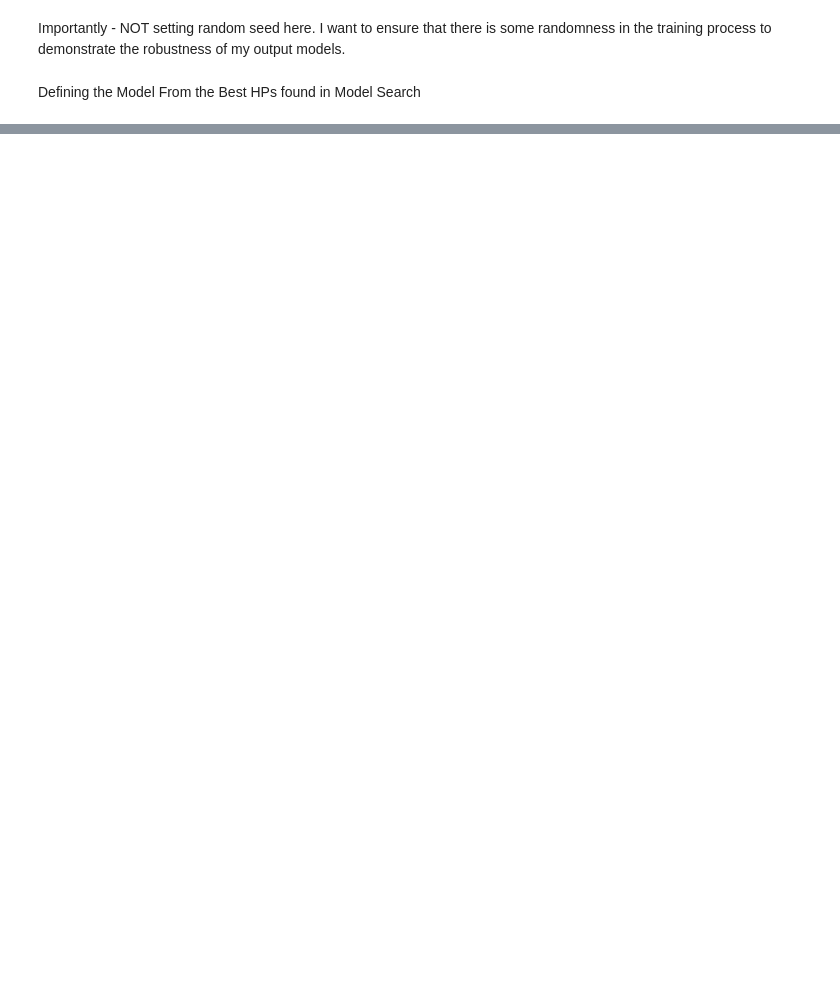
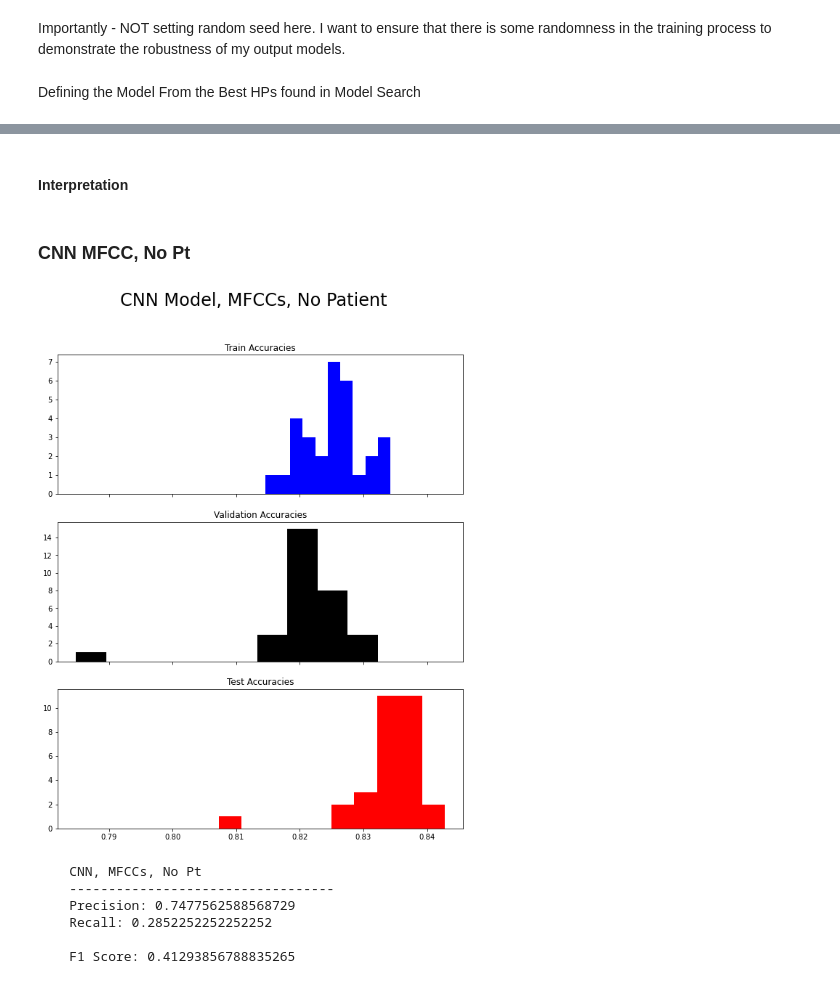
Before and after one commit to jakedumbauld/phonocardiogram-classification, a Jupyter notebook: Notebooks/7 - Comparing and Evaluating Networks.ipynb, the cells around one changed output, grey strips where cells are left out. Drawn from its saved outputs; the diff is of its cells as text; code cells hidden in the pictures; blank space fills up the shorter version.

```diff
--- a/Notebooks/7 - Comparing and Evaluating Networks.ipynb
+++ b/Notebooks/7 - Comparing and Evaluating Networks.ipynb
@@ -154,0 +545,18 @@ plot_CF(CNN_MFCC_final_cf/30)
+# %% [markdown]
+#### Interpretation
+# %% [markdown]
+### CNN MFCC, No Pt
+# %%
+CNN_MFCC_no_df = plot_accs_give_df('/model_eval_csv/CNN Model, MFCCs, No Patient.csv',
+                                   'CNN Model, MFCCs, No Patient')
+# %% [output]
+[figure, added]
+# %%
+p_r_f1('CNN, MFCCs, No Pt', 21006, 534, 3967, 1583)
+# %% [output]
+    CNN, MFCCs, No Pt
+    ----------------------------------
+    Precision: 0.7477562588568729
+    Recall: 0.2852252252252252
+
+    F1 Score: 0.41293856788835265
```
Also changed, not shown: parts of 66 cells of this notebook.
